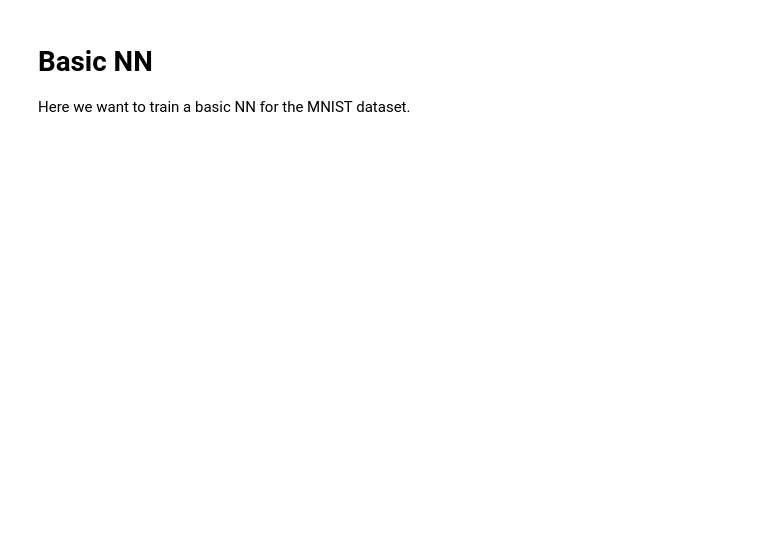
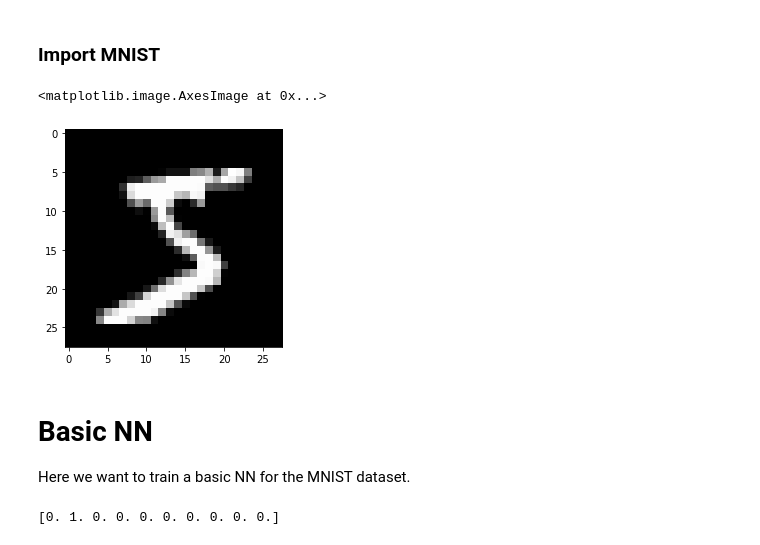
Before and after one commit to aymeric-roucher/Experiments, a Jupyter notebook: NN.ipynb, the cells around one changed output. Drawn from its saved outputs; the diff is of its cells as text; code cells hidden in the pictures; blank space fills up the shorter version.

Commit message:
Continue NN, non working version.

```diff
--- a/NN.ipynb
+++ b/NN.ipynb
@@ -3,3 +7,19 @@ import numpy as np
+# %% [markdown]
+### Import MNIST
+# %%
+X, y = fetch_openml('mnist_784', version=1, return_X_y=True)
+y = y.astype(int)
+x_train, x_val, y_train, y_val = train_test_split(x, y, test_size=0.15, random_state=42)
+# %%
+%matplotlib inline
+import matplotlib.pyplot as plt
+first_digit = X[0]
+image = first_digit.reshape(28,28).astype(np.uint8)
+
+plt.imshow(image, cmap='gray')
+# %% [output]
+<matplotlib.image.AxesImage at 0x...>
+[figure, added]
 # %% [markdown]
 # Basic NN
 
@@ -67,0 +115,12 @@ NN = NN(layer_sizes, 'Sigmoid')
+# %%
+def moving_average(x, w):
+    return np.convolve(x, np.ones(w), 'valid') / w
+
+def one_hot(y):
+    result = np.zeros((10))
+    result[int(y)-1]=1
+    return result
+
+print(one_hot(2))
+# %% [output]
+[0. 1. 0. 0. 0. 0. 0. 0. 0. 0.]
```
Also changed, not shown: parts of 5 cells of this notebook.
